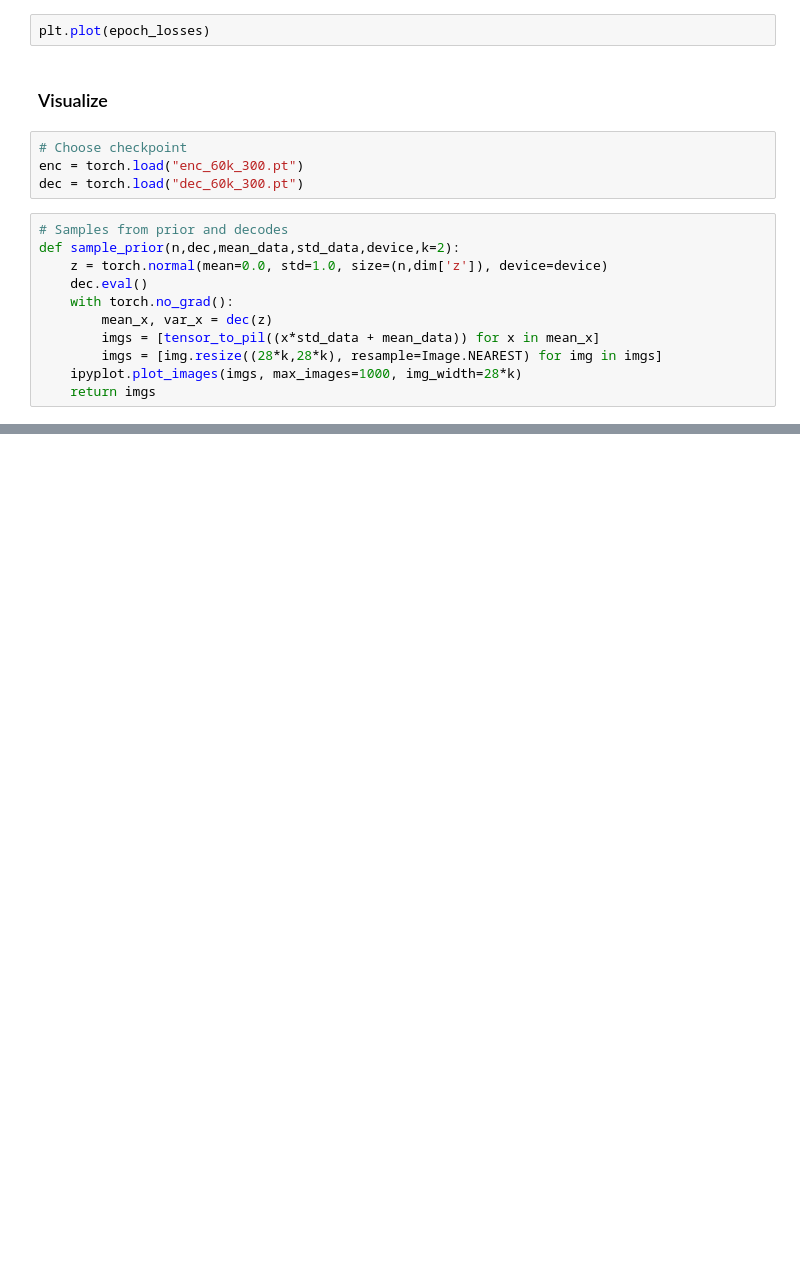
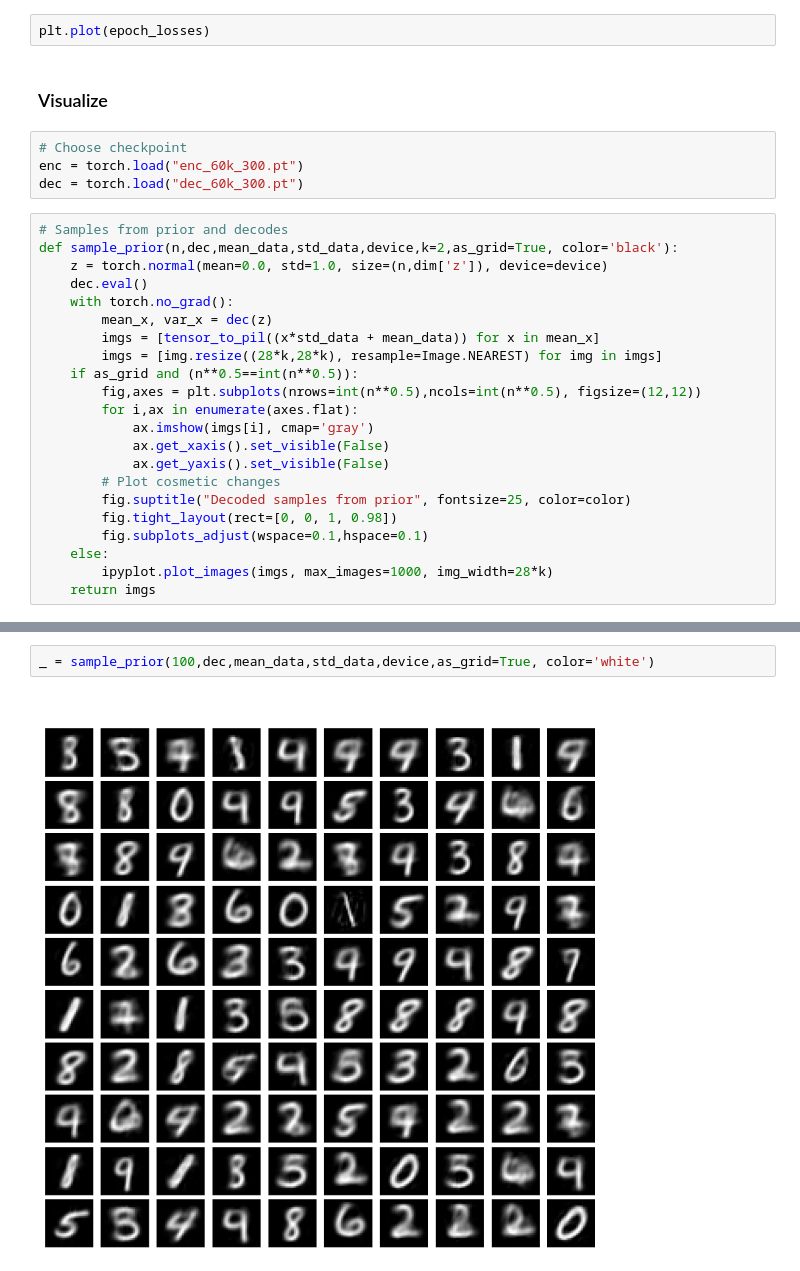
Before and after one commit to mhsiu01/vae, a Jupyter notebook: vae.ipynb, the cells around one changed output, grey strips where cells are left out. Cells and saved outputs as stored; diff of their text form; blank space fills up the shorter version.

```diff
--- a/vae.ipynb
+++ b/vae.ipynb
@@ -342,13 +342,24 @@ enc = torch.load("enc_60k_300.pt")
 dec = torch.load("dec_60k_300.pt")
 # %%
 # Samples from prior and decodes
-def sample_prior(n,dec,mean_data,std_data,device,k=2):
+def sample_prior(n,dec,mean_data,std_data,device,k=2,as_grid=True, color='black'):
     z = torch.normal(mean=0.0, std=1.0, size=(n,dim['z']), device=device)
     dec.eval()
     with torch.no_grad():
         mean_x, var_x = dec(z)
         imgs = [tensor_to_pil((x*std_data + mean_data)) for x in mean_x]
         imgs = [img.resize((28*k,28*k), resample=Image.NEAREST) for img in imgs]
-    ipyplot.plot_images(imgs, max_images=1000, img_width=28*k)
+    if as_grid and (n**0.5==int(n**0.5)):
+        fig,axes = plt.subplots(nrows=int(n**0.5),ncols=int(n**0.5), figsize=(12,12))
+        for i,ax in enumerate(axes.flat):
+            ax.imshow(imgs[i], cmap='gray')
+            ax.get_xaxis().set_visible(False)
+            ax.get_yaxis().set_visible(False)
+        # Plot cosmetic changes
+        fig.suptitle("Decoded samples from prior", fontsize=25, color=color)
+        fig.tight_layout(rect=[0, 0, 1, 0.98])
+        fig.subplots_adjust(wspace=0.1,hspace=0.1)
+    else:
+        ipyplot.plot_images(imgs, max_images=1000, img_width=28*k)
     return imgs
 # %%
@@ -428 +434,5 @@ imgs = sample_prior(80,dec,mean_data,std_data,device)
+# %%
+_ = sample_prior(100,dec,mean_data,std_data,device,as_grid=True, color='white')
+# %% [output]
+[figure, added]
 # %%
```
Also changed, not shown: parts of 5 cells of this notebook.
